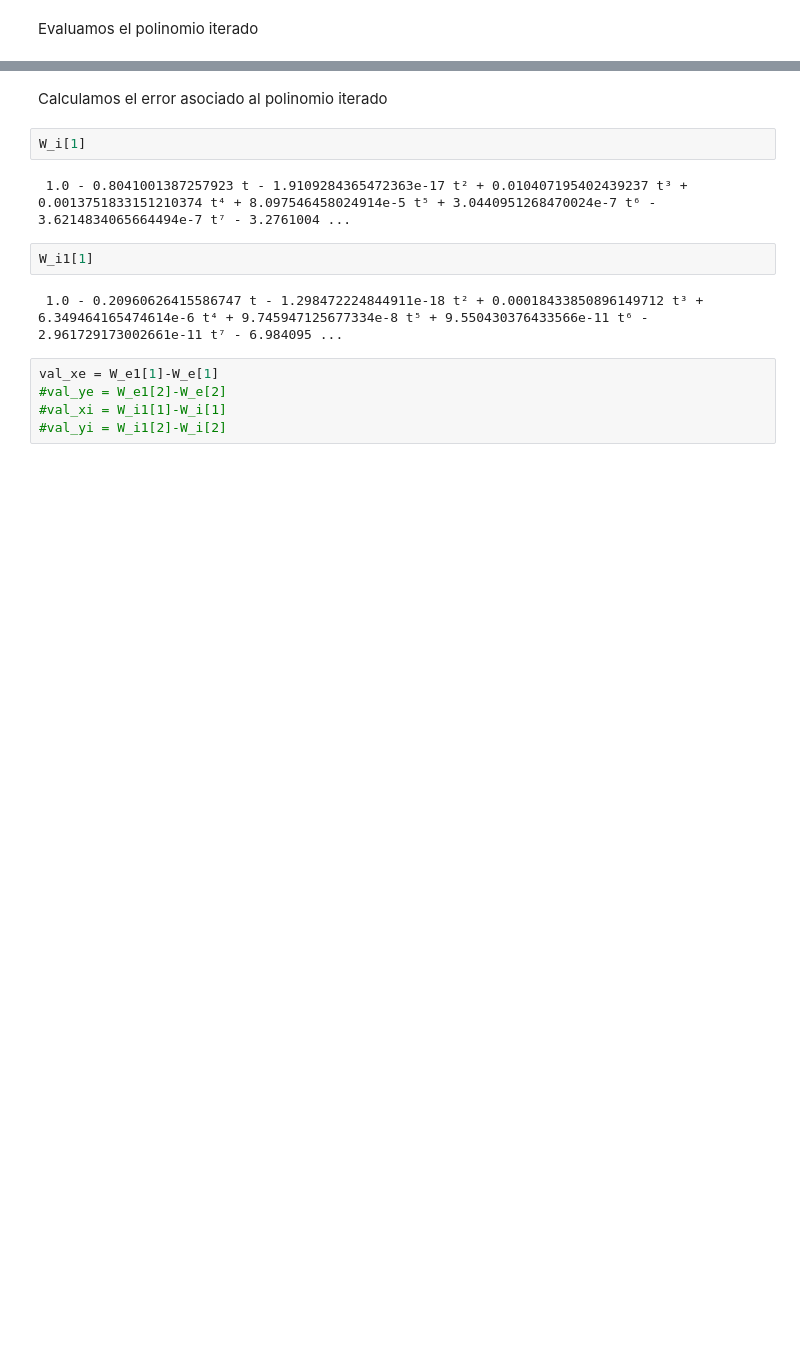
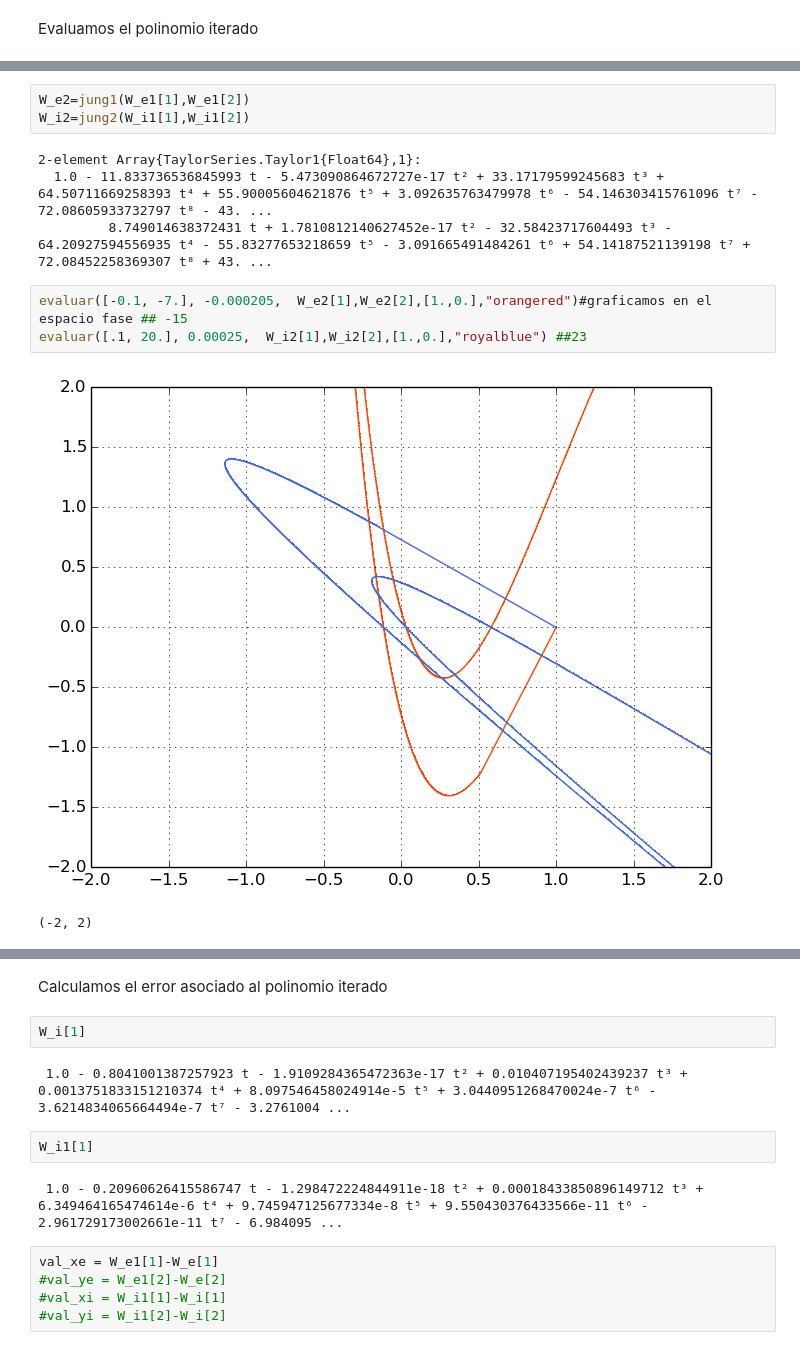
Before and after one commit to alvarezeve/Tesis-Variedades-Estables-e-inestables, a Jupyter notebook: Conjuntos fundamentales 2.ipynb, the cells around one changed output, grey strips where cells are left out. Drawn from its saved outputs; the diff is of its cells as text; blank space fills up the shorter version.

```diff
--- a/Conjuntos fundamentales 2.ipynb
+++ b/Conjuntos fundamentales 2.ipynb
@@ -137 +137,14 @@ evaluar([.1, 40.], 0.025,  W_i1[1],W_i1[2],[1.,0.],"royalblue") ##23
 (-2, 2)
+# %%
+W_e2=jung1(W_e1[1],W_e1[2])
+W_i2=jung2(W_i1[1],W_i1[2])
+# %% [output]
+2-element Array{TaylorSeries.Taylor1{Float64},1}:
+  1.0 - 11.833736536845993 t - 5.473090864672727e-17 t² + 33.17179599245683 t³ + 64.50711669258393 t⁴ + 55.90005604621876 t⁵ + 3.092635763479978 t⁶ - 54.146303415761096 t⁷ - 72.08605933732797 t⁸ - 43. ...
+         8.749014638372431 t + 1.7810812140627452e-17 t² - 32.58423717604493 t³ - 64.20927594556935 t⁴ - 55.83277653218659 t⁵ - 3.091665491484261 t⁶ + 54.14187521139198 t⁷ + 72.08452258369307 t⁸ + 43. ...
+# %%
+evaluar([-0.1, -7.], -0.000205,  W_e2[1],W_e2[2],[1.,0.],"orangered")#graficamos en el espacio fase ## -15
+evaluar([.1, 20.], 0.00025,  W_i2[1],W_i2[2],[1.,0.],"royalblue") ##23
+# %% [output]
+[figure, added]
+(-2, 2)
```
Also changed, not shown: parts of 8 cells of this notebook, 2 other files.
